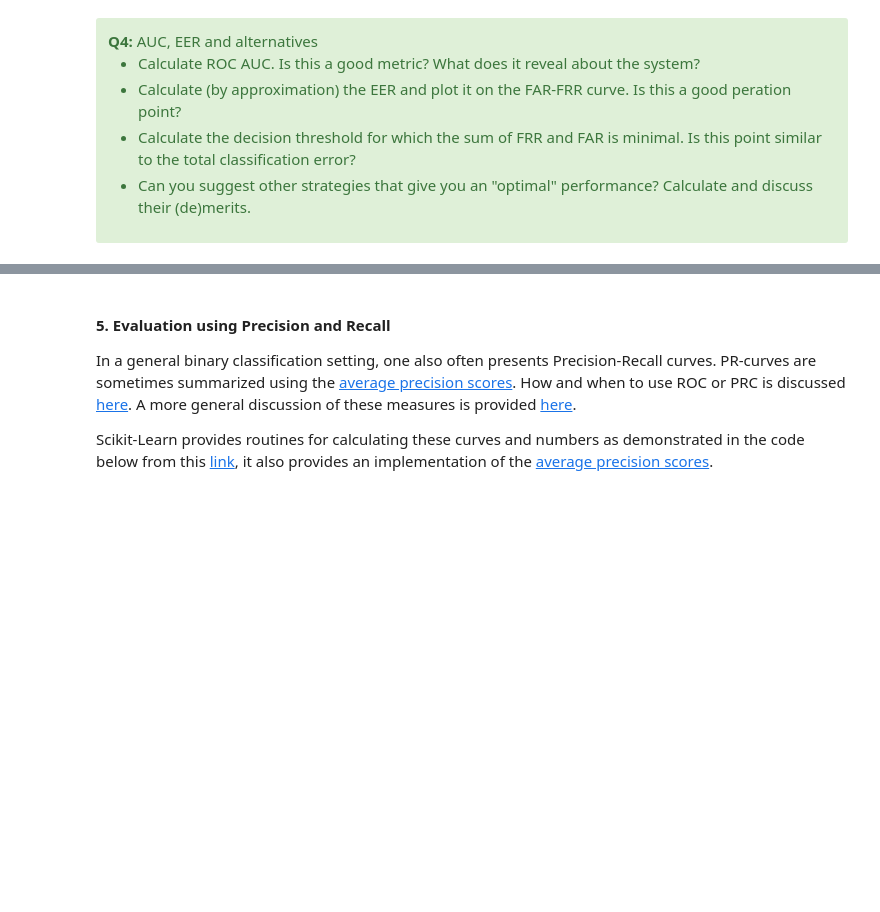
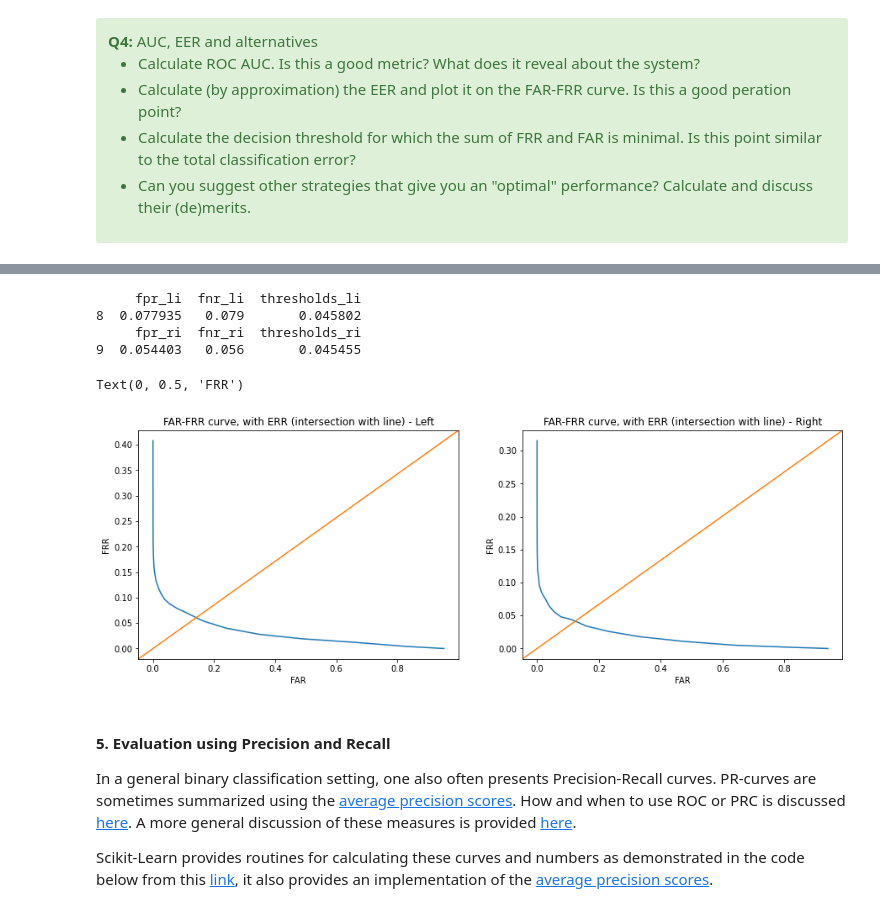
Before and after one commit to denizsoysal/biometrics, a Jupyter notebook: assignments/Assignment1/assignment_1_2022.ipynb, the cells around one changed output, grey strips where cells are left out. Drawn from its saved outputs; the diff is of its cells as text; code cells hidden in the pictures; blank space fills up the shorter version.

```diff
--- a/assignments/Assignment1/assignment_1_2022.ipynb
+++ b/assignments/Assignment1/assignment_1_2022.ipynb
@@ -406,16 +465,16 @@ fig, axis = plt.subplots(1,2,figsize=(15,5))
 """
 LEFT FINGER
 """
-precision_li, recall_li, thresholds_li = metrics.precision_recall_curve(y_true_li,y_score_li)
+precision_li, recall_li, PR_thresholds_li = metrics.precision_recall_curve(y_true_li,y_score_li)
 #thresholds has a value less than precision and recall when using precision_recall_curve (bug ?)
 #so, let's remove one value from precision and recall
 precision_li, recall_li = precision_li[:-1], recall_li[:-1]
 f1_score_li = 2 *(precision_li*recall_li)/(precision_li+recall_li)
 
-accuracies_li = compute_accuracy(df,'li_genuine_id',thresholds_li,'li_scores')
+accuracies_li = compute_accuracy(df,'li_genuine_id',PR_thresholds_li,'li_scores')
 
-axis[0].plot(thresholds_li,accuracies_li,label="Accuracy")
-axis[0].plot(thresholds_li,f1_score_li,label="F1_score")
+axis[0].plot(PR_thresholds_li,accuracies_li,label="Accuracy")
+axis[0].plot(PR_thresholds_li,f1_score_li,label="F1_score")
 axis[0].title.set_text("Accuracy and F1-scores for varying threshold - Left")
 axis[0].legend()
 axis[0].set_xlabel('Threshold')
@@ -423,16 +482,16 @@ axis[0].set_ylabel('Accuracy and F1-scores')
 """
 RIGHT FINGER
 """
-precision_ri, recall_ri, thresholds_ri = metrics.precision_recall_curve(y_true_ri,y_score_ri)
+precision_ri, recall_ri, PR_thresholds_ri = metrics.precision_recall_curve(y_true_ri,y_score_ri)
 #thresholds has a value less than precision and recall when using precision_recall_curve (bug ?)
 #so, let's remove one value from precision and recall
 precision_ri, recall_ri = precision_ri[:-1], recall_ri[:-1]
 f1_score_ri = 2 *(precision_ri*recall_ri)/(precision_ri+recall_ri)
 
-accuracies_ri = compute_accuracy(df,'ri_genuine_id',thresholds_ri,'ri_scores')
+accuracies_ri = compute_accuracy(df,'ri_genuine_id',PR_thresholds_ri,'ri_scores')
 
-axis[1].plot(thresholds_ri,accuracies_ri,label="Accuracy")
-axis[1].plot(thresholds_ri,f1_score_ri,label="F1_score")
+axis[1].plot(PR_thresholds_ri,accuracies_ri,label="Accuracy")
+axis[1].plot(PR_thresholds_ri,f1_score_ri,label="F1_score")
 axis[1].title.set_text("Accuracy and F1-scores for varying threshold - Right")
 axis[1].legend()
 axis[1].set_xlabel('Threshold')
@@ -481,3 +640,52 @@ However, since it is a summary measure, always inspect the full ROC curve to mak
+# %%
+"""Calculate (by approximation) the EER and plot it on the FAR-FRR curve."""
+# hints:
+#  - avoid using a library that directly computes the EER for this assignment
+
+#EER is at the threshold where FAR (False acceptance rate, or FPR) = FRR (false rejection rate, or FNR)
+
+fig, axis = plt.subplots(1,2,figsize=(15,5))
+
+
+"""
+LEFT FINGER
+"""
+df_to_find_EER_li = pd.DataFrame([fpr_li,fnr_li,thresholds_li],index = ["fpr_li","fnr_li","thresholds_li"]).transpose()
+#select row where fpr_li is the closest to fnr_li
+EER_row_li = df_to_find_EER_li.iloc[(df_to_find_EER_li["fpr_li"]-df_to_find_EER_li["fnr_li"]).abs().argsort()[:1]]
+print(EER_row_li)
+
+#plot the FAR-FRR curve :
+axis[0].plot(fpr_li,fnr_li)
+#Plot a diagonal line : indeed, everywhere on this line, FAR = FRR !
+axis[0].plot([0, 1], [0, 1], transform=axis[0].transAxes)
+axis[0].title.set_text("FAR-FRR curve, with ERR (intersection with line) - Left")
+axis[0].set_xlabel('FAR')
+axis[0].set_ylabel('FRR')
+
+
+"""
+RIGHT FINGER
+"""
+df_to_find_EER_ri = pd.DataFrame([fpr_ri,fnr_ri,thresholds_ri],index = ["fpr_ri","fnr_ri","thresholds_ri"]).transpose()
+#select row where fpr_ri is the closest to fnr_ri
+EER_row_ri = df_to_find_EER_ri.iloc[(df_to_find_EER_ri["fpr_ri"]-df_to_find_EER_ri["fnr_ri"]).abs().argsort()[:1]]
+print(EER_row_ri)
+
+#plot the FAR-FRR curve :
+axis[1].plot(fpr_ri,fnr_ri)
+#Plot a diagonal line : indeed, everywhere on this line, FAR = FRR !
+axis[1].plot([0, 1], [0, 1], transform=axis[1].transAxes)
+axis[1].title.set_text("FAR-FRR curve, with ERR (intersection with line) - Right")
+axis[1].set_xlabel('FAR')
+axis[1].set_ylabel('FRR')
+# %% [output]
+     fpr_li  fnr_li  thresholds_li
+8  0.077935   0.079       0.045802
+     fpr_ri  fnr_ri  thresholds_ri
+9  0.054403   0.056       0.045455
+Text(0, 0.5, 'FRR')
+[figure, added]
 # %% [markdown]
 #### 5. Evaluation using Precision and Recall
 
```
Also changed, not shown: parts of 28 cells of this notebook.
